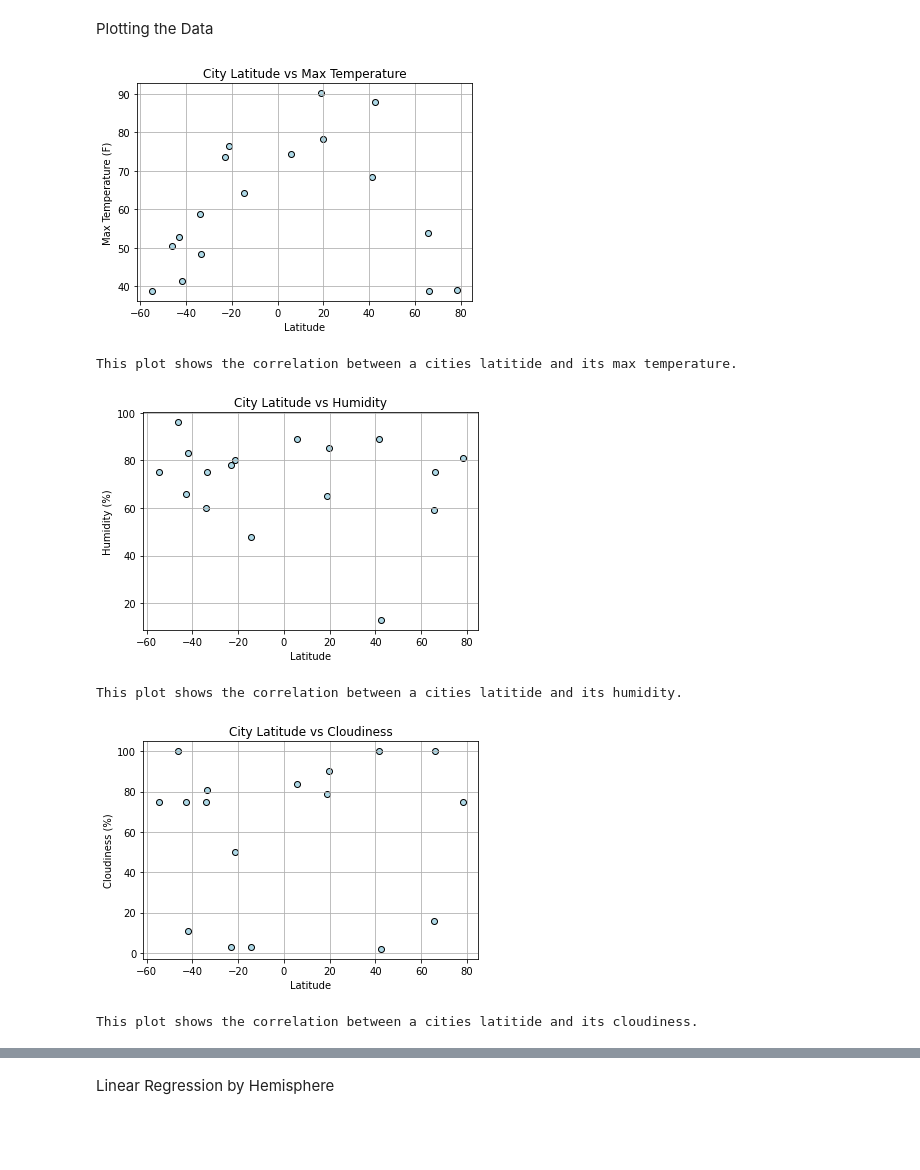
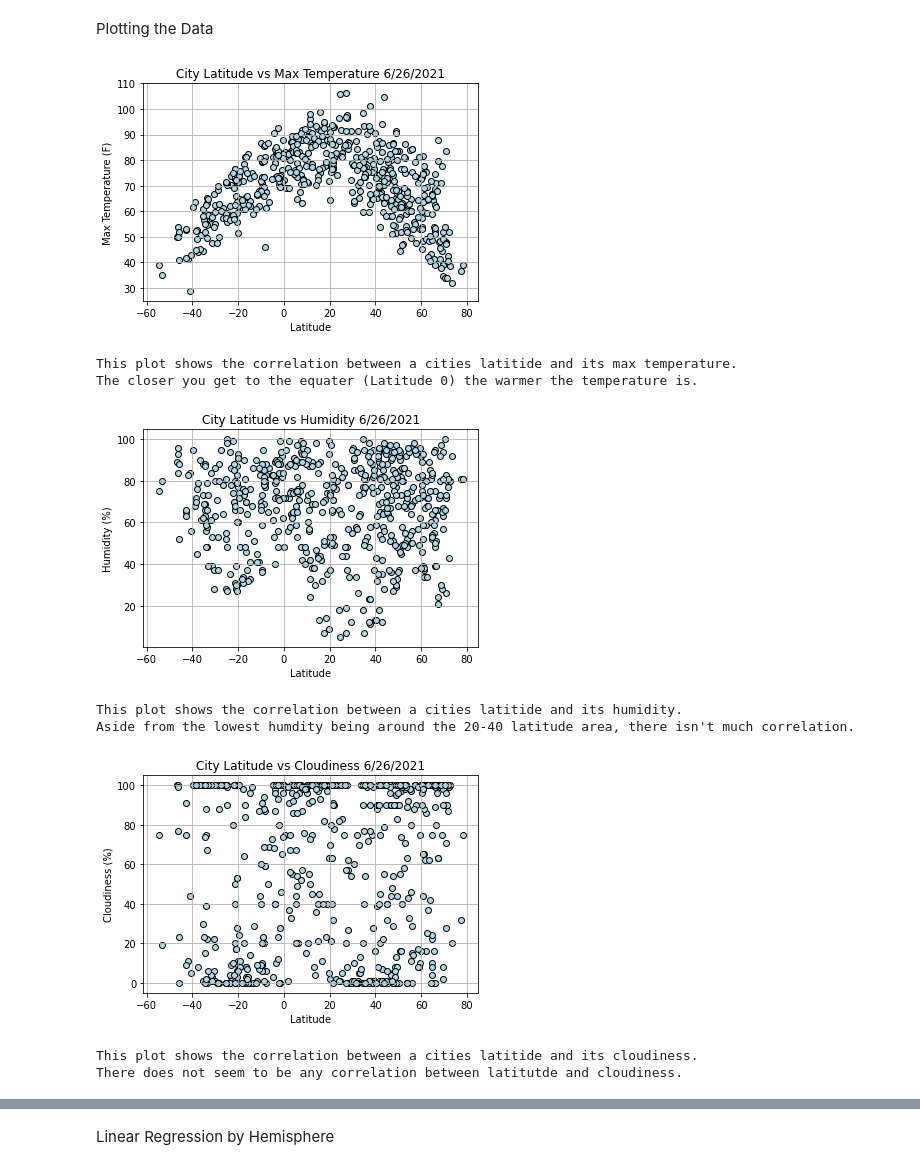
Before and after one commit to sissa81/python-api-challenge, a Jupyter notebook: WeatherPy/WeatherPy.ipynb, the cells around one changed output, grey strips where cells are left out. Drawn from its saved outputs; the diff is of its cells as text; code cells hidden in the pictures; blank space fills up the shorter version.

Commit message:
Graph Descriptions

```diff
--- a/WeatherPy/WeatherPy.ipynb
+++ b/WeatherPy/WeatherPy.ipynb
@@ -31,8 +31,8 @@ lat_lngs = []
 cities = []
 
 # Create a set of random lat an lng combinations
-lats = np.random.uniform(lat_range[0], lat_range[1], size=25)
-lngs = np.random.uniform(lng_range[0], lng_range[1], size=25)
+lats = np.random.uniform(lat_range[0], lat_range[1], size=1500)
+lngs = np.random.uniform(lng_range[0], lng_range[1], size=1500)
 lat_lngs = zip(lats,lngs)
 
 # Identify nearest city for each lat, lng combination
@@ -193,39 +191,45 @@ cities_df.loc[cities_df["Humidity"]>100]
 Plotting the Data
 # %%
 # Create plot for Latitude vs Temperature
-plt.title("City Latitude vs Max Temperature")
+plt.title("City Latitude vs Max Temperature 6/26/2021")
 plt.xlabel("Latitude")
 plt.ylabel("Max Temperature (F)")
 plt.scatter(cities_df["Latitude"], cities_df["Max Temperature"], marker="o", facecolors="lightblue", edgecolors="black")
 plt.grid()
 plt.show()
 print("This plot shows the correlation between a cities latitide and its max temperature.")
+print("The closer you get to the equater (Latitude 0) the warmer the temperature is.")
 # %% [output]
-[figure, old version]
+[figure, new version]
 This plot shows the correlation between a cities latitide and its max temperature.
+The closer you get to the equater (Latitude 0) the warmer the temperature is.
 # %%
 # Create plot for Latitude vs Humidity
-plt.title("City Latitude vs Humidity")
+plt.title("City Latitude vs Humidity 6/26/2021")
 plt.xlabel("Latitude")
 plt.ylabel("Humidity (%)")
 plt.scatter(cities_df["Latitude"], cities_df["Humidity"], marker="o", facecolors="lightblue", edgecolors="black")
 plt.grid()
 plt.show()
 print("This plot shows the correlation between a cities latitide and its humidity.")
+print("Aside from the lowest humdity being around the 20-40 latitude area, there isn't much correlation.")
 # %% [output]
-[figure, old version]
+[figure, new version]
 This plot shows the correlation between a cities latitide and its humidity.
+Aside from the lowest humdity being around the 20-40 latitude area, there isn't much correlation.
 # %%
 # Create plot for Latitude vs Cloudiness
-plt.title("City Latitude vs Cloudiness")
+plt.title("City Latitude vs Cloudiness 6/26/2021")
 plt.xlabel("Latitude")
 plt.ylabel("Cloudiness (%)")
 plt.scatter(cities_df["Latitude"], cities_df["Cloudiness"], marker="o", facecolors="lightblue", edgecolors="black")
 plt.grid()
 plt.show()
 print("This plot shows the correlation between a cities latitide and its cloudiness.")
+print("There does not seem to be any correlation between latitutde and cloudiness.")
 # %% [output]
-[figure, old version]
+[figure, new version]
 This plot shows the correlation between a cities latitide and its cloudiness.
+There does not seem to be any correlation between latitutde and cloudiness.
 # %%
 # Create plot for Latitude vs Wind Speed
```
Also changed, not shown: parts of 20 cells of this notebook, 1 other file.
